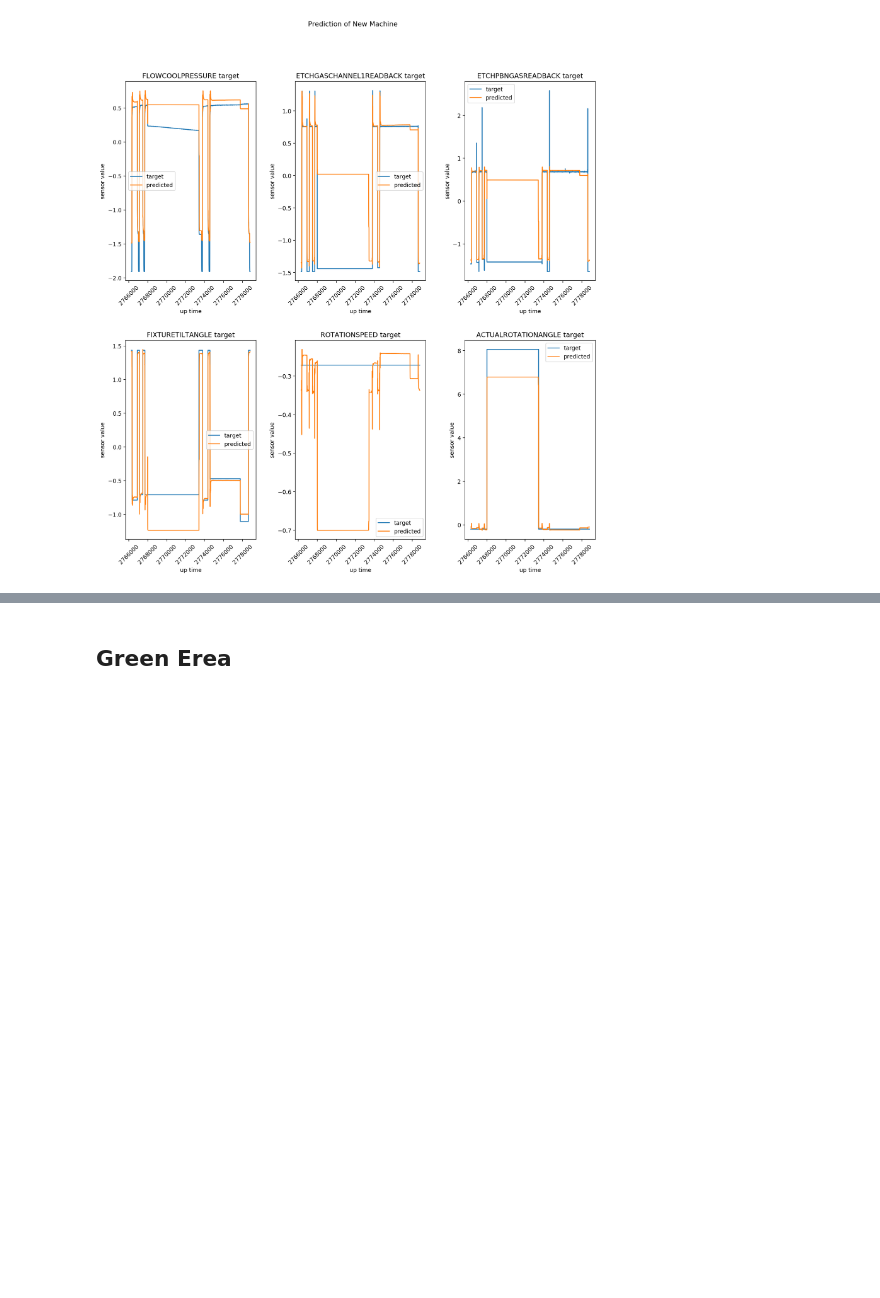
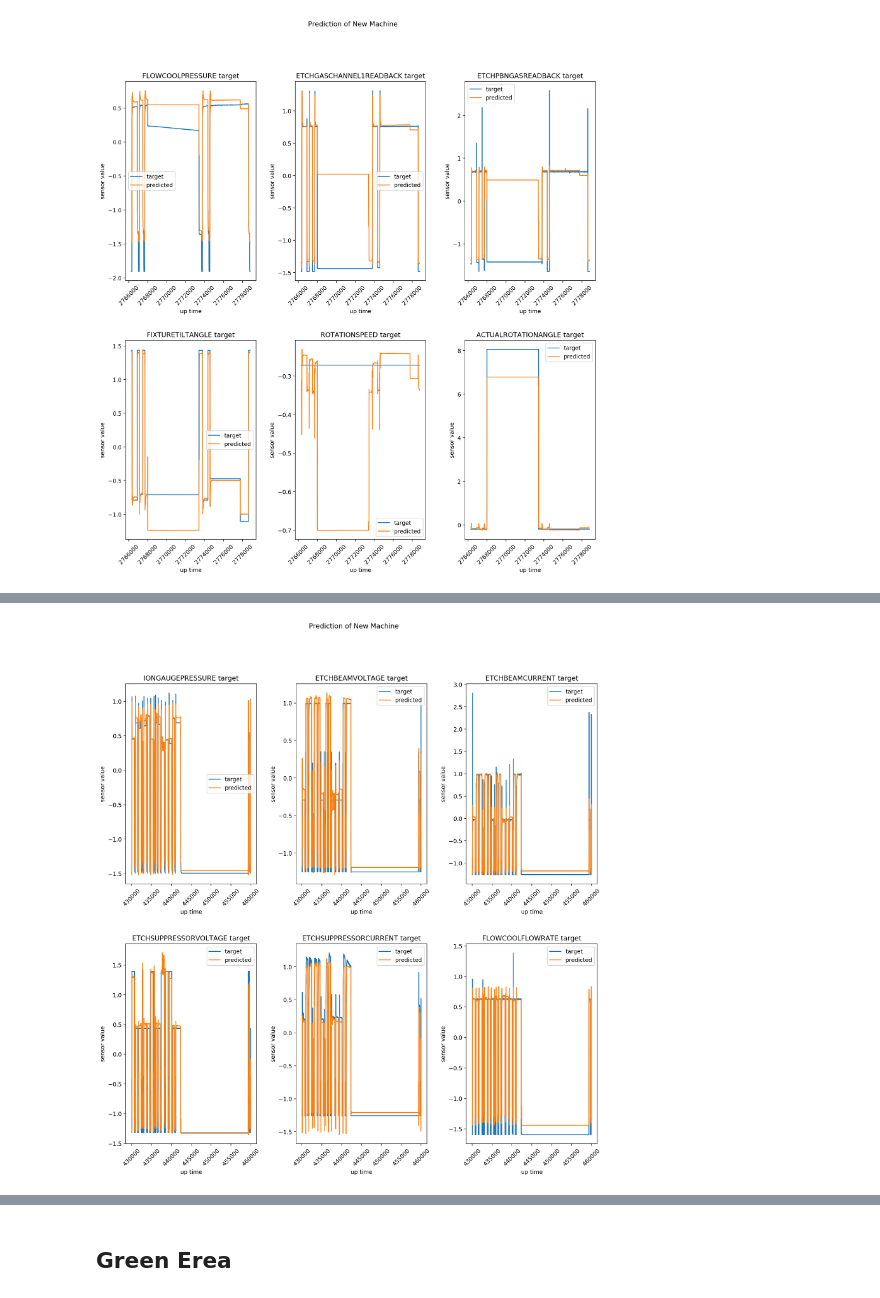
Before and after one commit to carlov93/predictive_maintenance, a Jupyter notebook: src/visualisation/prediction/vis_predic_phm_data_13features_longer_period.ipynb, the cells around one changed output, grey strips where cells are left out. Saved outputs shown, nothing was run; the diff lists cells and outputs as text; code cells hidden in the pictures; blank space fills up the shorter version.

```diff
--- a/src/visualisation/prediction/vis_predic_phm_data_13features_longer_period.ipynb
+++ b/src/visualisation/prediction/vis_predic_phm_data_13features_longer_period.ipynb
@@ -204,0 +207,3 @@ plt.show()
+# %%
+subset_2 = phm_data_2.loc[(phm_data_2["up time"]>430000) & (phm_data_2["up time"]<460000)]
+subset_2.head()
@@ -204,0 +218,14 @@ plt.show()
+# %%
+visualize_prediction(first_f=1,
+                     last_f=7,
+                     no_features=13,
+                     name_time_column="up time",
+                     dataframe=subset_2,
+                     title="Prediction of New Machine",
+                     location_line = 0,
+                     type_of_plot = "line",
+                     line=False
+                    )
+plt.show()
+# %% [output]
+[figure, added]
```
Also changed, not shown: parts of 3 cells of this notebook, 11 other files.
